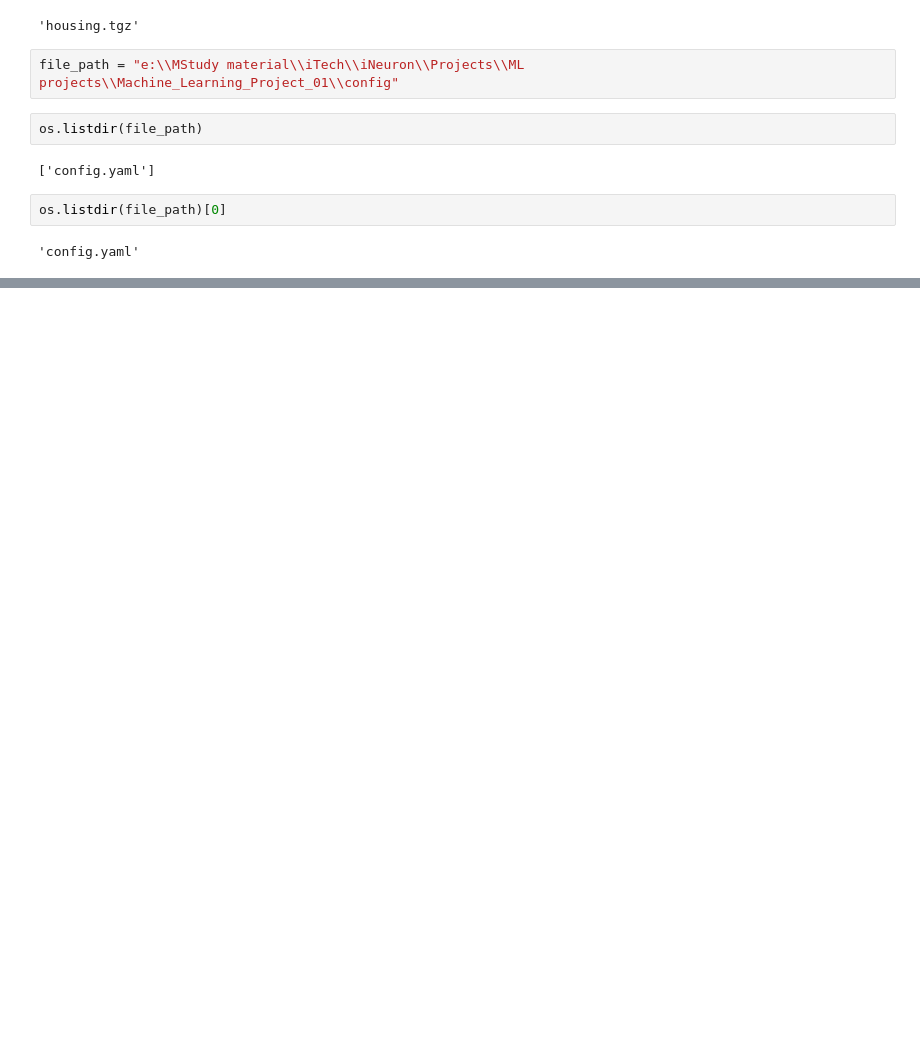
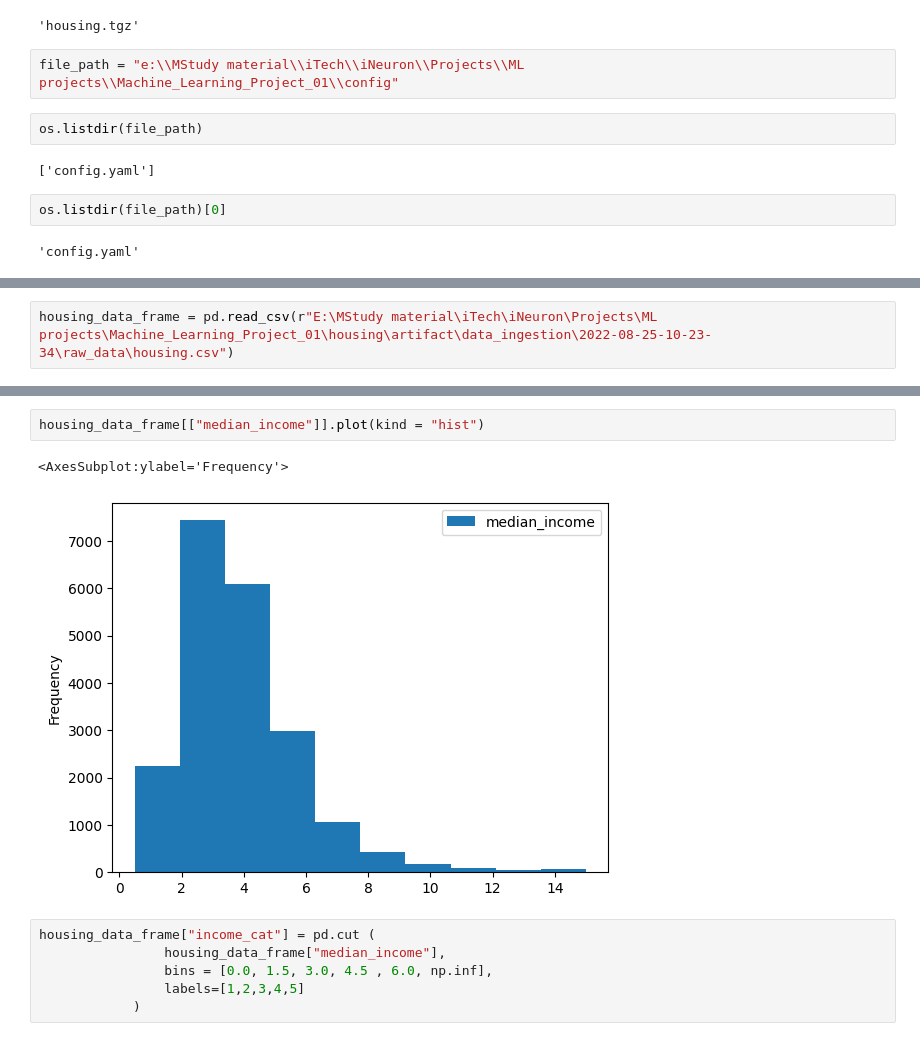
Before and after one commit to Tanweer-Raza/Machine_Learning_Project_01, a Jupyter notebook: notebook/example2.ipynb, the cells around one changed output, grey strips where cells are left out. Cells and saved outputs as stored; diff of their text form; blank space fills up the shorter version.

```diff
--- a/notebook/example2.ipynb
+++ b/notebook/example2.ipynb
@@ -18,0 +21,2 @@ os.listdir(file_path)[0]
+# %%
+housing_data_frame = pd.read_csv(r"E:\MStudy material\iTech\iNeuron\Projects\ML projects\Machine_Learning_Project_01\housing\artifact\data_ingestion\2022-08-25-10-23-34\raw_data\housing.csv")
@@ -18,0 +42,11 @@ os.listdir(file_path)[0]
+# %%
+housing_data_frame[["median_income"]].plot(kind = "hist")
+# %% [output]
+<AxesSubplot:ylabel='Frequency'>
+[figure, added]
+# %%
+housing_data_frame["income_cat"] = pd.cut (
+                housing_data_frame["median_income"],
+                bins = [0.0, 1.5, 3.0, 4.5 , 6.0, np.inf],
+                labels=[1,2,3,4,5]
+            )
```
Also changed, not shown: parts of 25 cells of this notebook, 3 other files.
